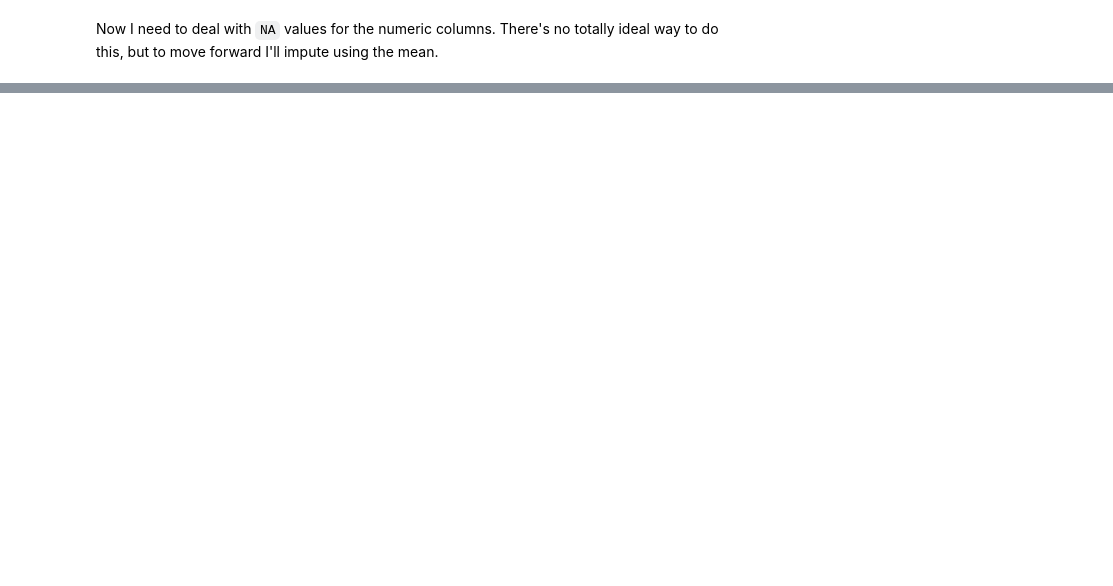
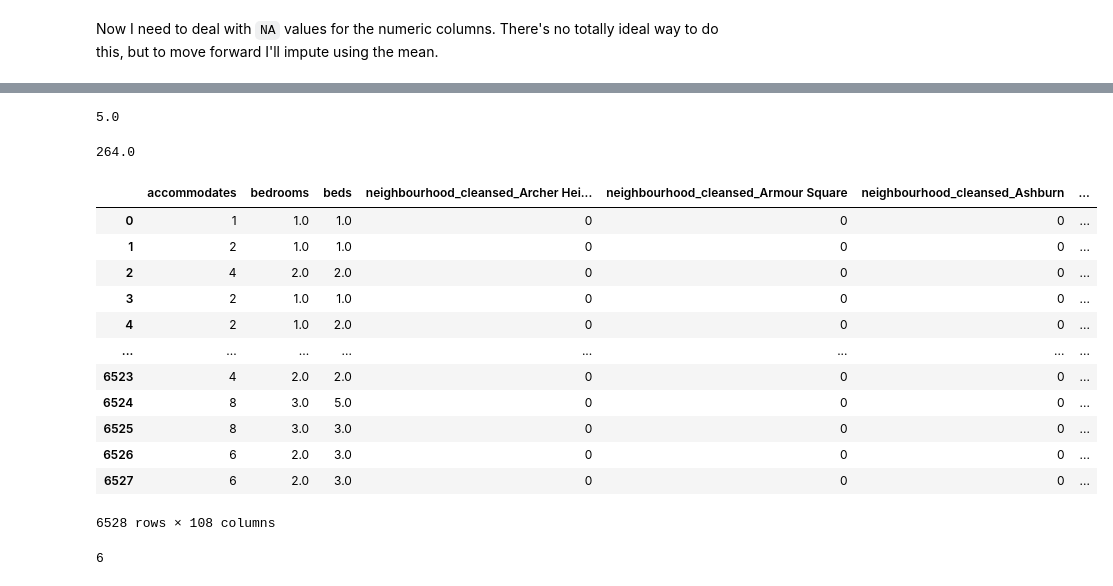
Before and after one commit to tdauer2718/airbnb-chicago, a Jupyter notebook: Chicago Airbnb analysis.ipynb, the cells around one changed output, grey strips where cells are left out. Drawn from its saved outputs; the diff is of its cells as text; code cells hidden in the pictures; blank space fills up the shorter version.

```diff
--- a/Chicago Airbnb analysis.ipynb
+++ b/Chicago Airbnb analysis.ipynb
@@ -161,0 +266,4 @@ X = X.apply(fill_mean)
+# %%
+X_small = listings[['neighbourhood_cleansed','accommodates','bathrooms_text','bedrooms','beds']]
+# %%
+X_small = pd.get_dummies(X_small, drop_first=True)
@@ -161,0 +272,24 @@ X = X.apply(fill_mean)
+# %%
+X.loc[6524]['beds']
+# %% [output]
+5.0
+# %%
+y.loc[6524]
+# %% [output]
+264.0
+# %%
+X_small
+# %% [output]
+|  | accommodates | bedrooms | beds | neighbourhood_cleansed_Archer Hei... | neighbourhood_cleansed_Armour Square | neighbourhood_cleansed_Ashburn | ... |
+| 0 | 1 | 1.0 | 1.0 | 0 | 0 | 0 | ... |
+| 1 | 2 | 1.0 | 1.0 | 0 | 0 | 0 | ... |
+| 2 | 4 | 2.0 | 2.0 | 0 | 0 | 0 | ... |
+| 3 | 2 | 1.0 | 1.0 | 0 | 0 | 0 | ... |
+| 4 | 2 | 1.0 | 2.0 | 0 | 0 | 0 | ... |
+| ... | ... | ... | ... | ... | ... | ... | ... |
+| 6523 | 4 | 2.0 | 2.0 | 0 | 0 | 0 | ... |
+| 6524 | 8 | 3.0 | 5.0 | 0 | 0 | 0 | ... |
+| 6525 | 8 | 3.0 | 3.0 | 0 | 0 | 0 | ... |
+| 6526 | 6 | 2.0 | 3.0 | 0 | 0 | 0 | ... |
+| 6527 | 6 | 2.0 | 3.0 | 0 | 0 | 0 | ... |
+6528 rows × 108 columns
@@ -161,0 +299,4 @@ X = X.apply(fill_mean)
+# %%
+sum(X_small.isna()['beds'])
+# %% [output]
+6
```
Also changed, not shown: parts of 51 cells of this notebook.
